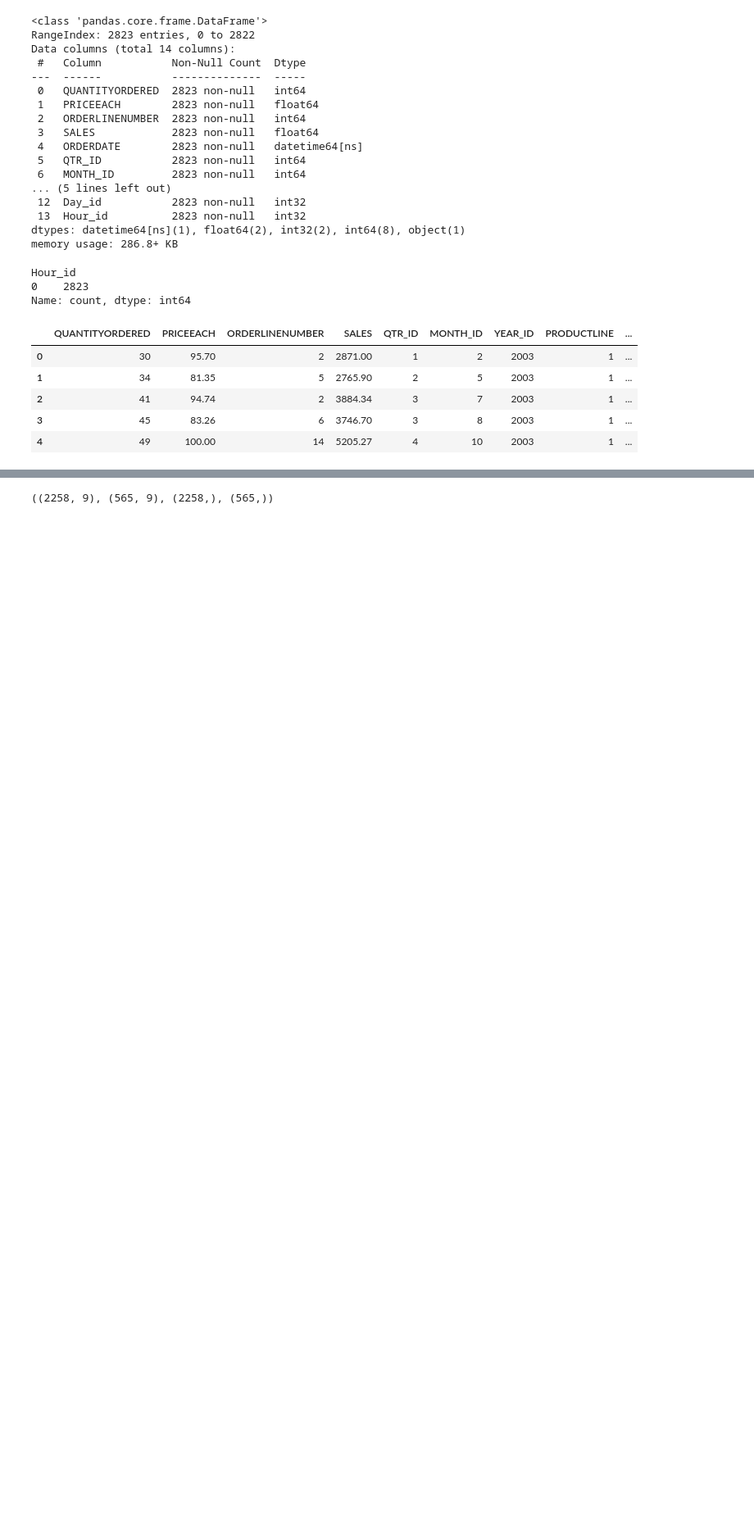
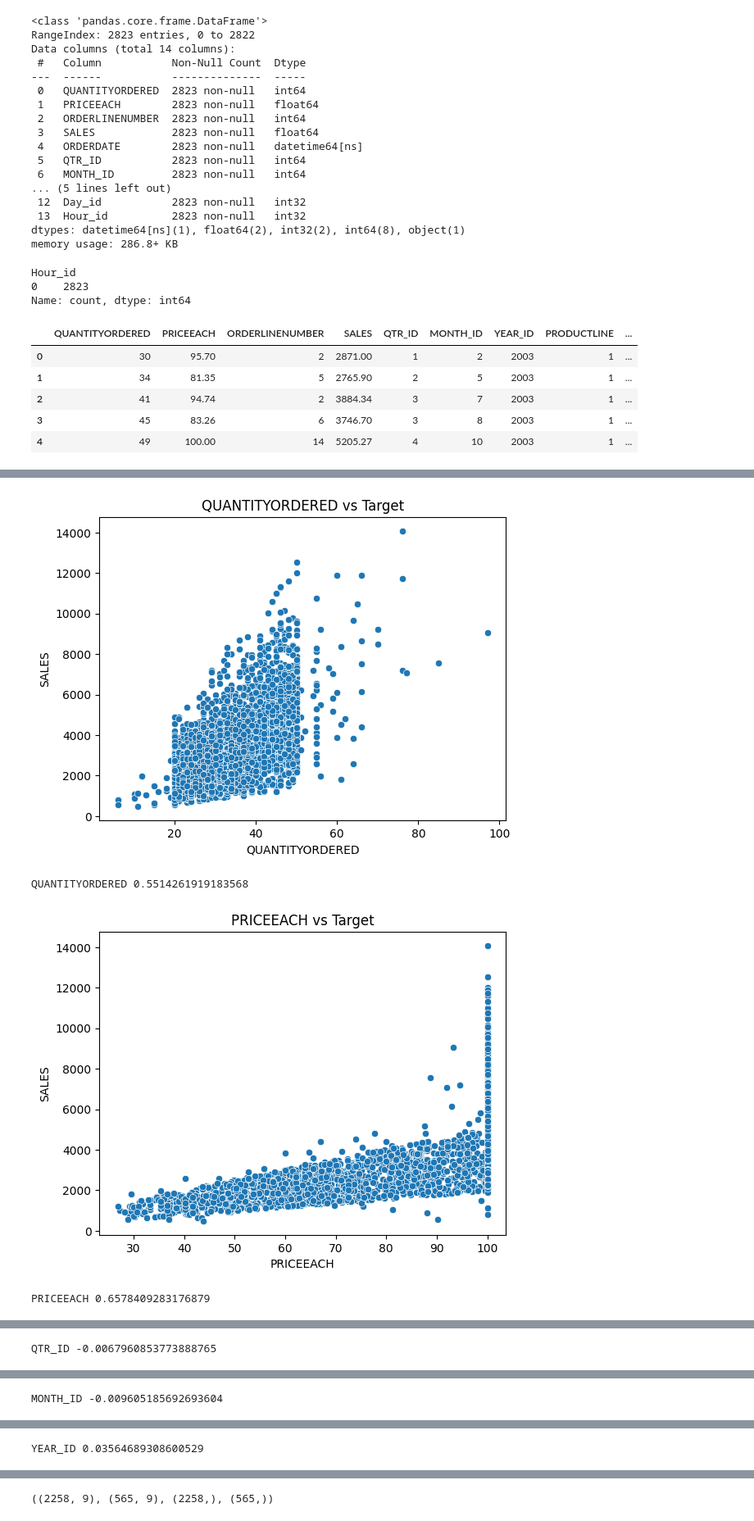
Before and after one commit to Rahul107213/Machine-Learning-Project, a Jupyter notebook: sales_data_sample.ipynb, the cells around one changed output, grey strips where cells are left out. Shown at 82% size. Cells and saved outputs as stored; diff of their text form; code cells hidden in the pictures; blank space fills up the shorter version.

```diff
--- a/sales_data_sample.ipynb
+++ b/sales_data_sample.ipynb
@@ -172,0 +223,12 @@ y = df_2['SALES']
+# %%
+for col in num_col:
+    if col!= target:
+        sn.scatterplot(x = df_2[col] , y = df_2[target])
+        plt.title(f"{col} vs Target")
+        plt.show()
+        print(col,df_2[col].corr(df_2[target]))
+# %% [output]
+[figure, added]
+QUANTITYORDERED 0.5514261919183568
+[figure, added]
+PRICEEACH 0.6578409283176879
@@ -172,0 +236 @@ y = df_2['SALES']
+QTR_ID -0.0067960853773888765
@@ -172,0 +238 @@ y = df_2['SALES']
+MONTH_ID -0.009605185692693604
@@ -172,0 +240 @@ y = df_2['SALES']
+YEAR_ID 0.03564689308600529
```
Also changed, not shown: parts of 34 cells of this notebook.
